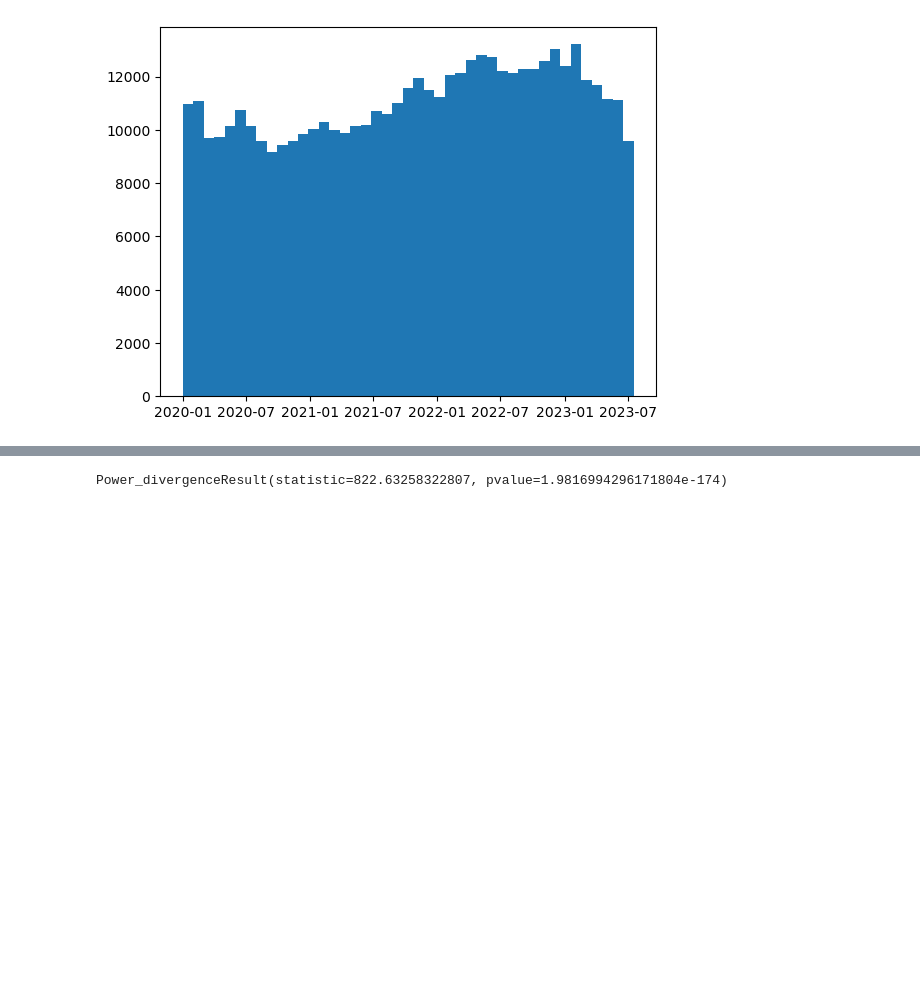
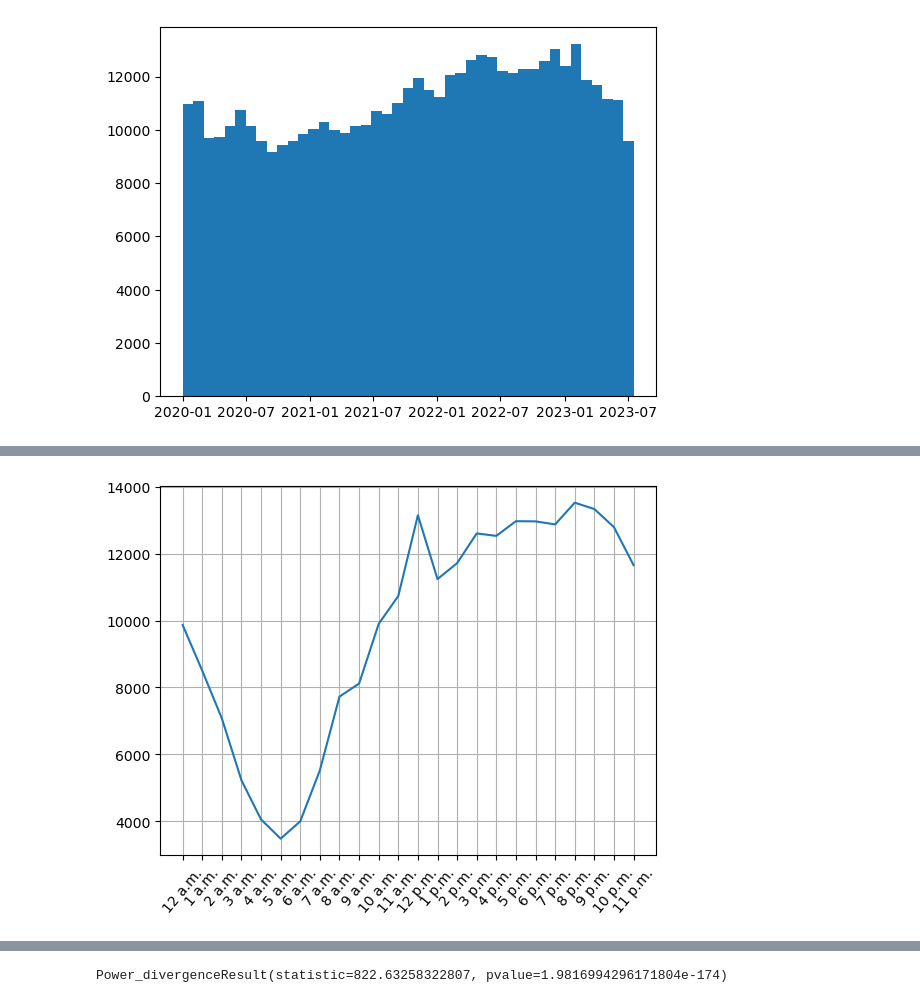
Before and after one commit to rpearce1/LA-Crime, a Jupyter notebook: LA_Crime.ipynb, the cells around one changed output, grey strips where cells are left out. Cells and saved outputs as stored; diff of their text form; code cells hidden in the pictures; blank space fills up the shorter version.

```diff
--- a/LA_Crime.ipynb
+++ b/LA_Crime.ipynb
@@ -208,0 +228,9 @@ plt.show()
+# %%
+crime_type_df = crime_df[(crime_df['type'] == 'violent')]
+tvc = crime_type_df.groupby('time')['TIME OCC'].count()
+plt.plot(tvc.index,tvc.values)
+plt.xticks(rotation=50)
+plt.grid()
+plt.show()
+# %% [output]
+[figure, added]
```
Also changed, not shown: parts of 20 cells of this notebook, 1 other file.
